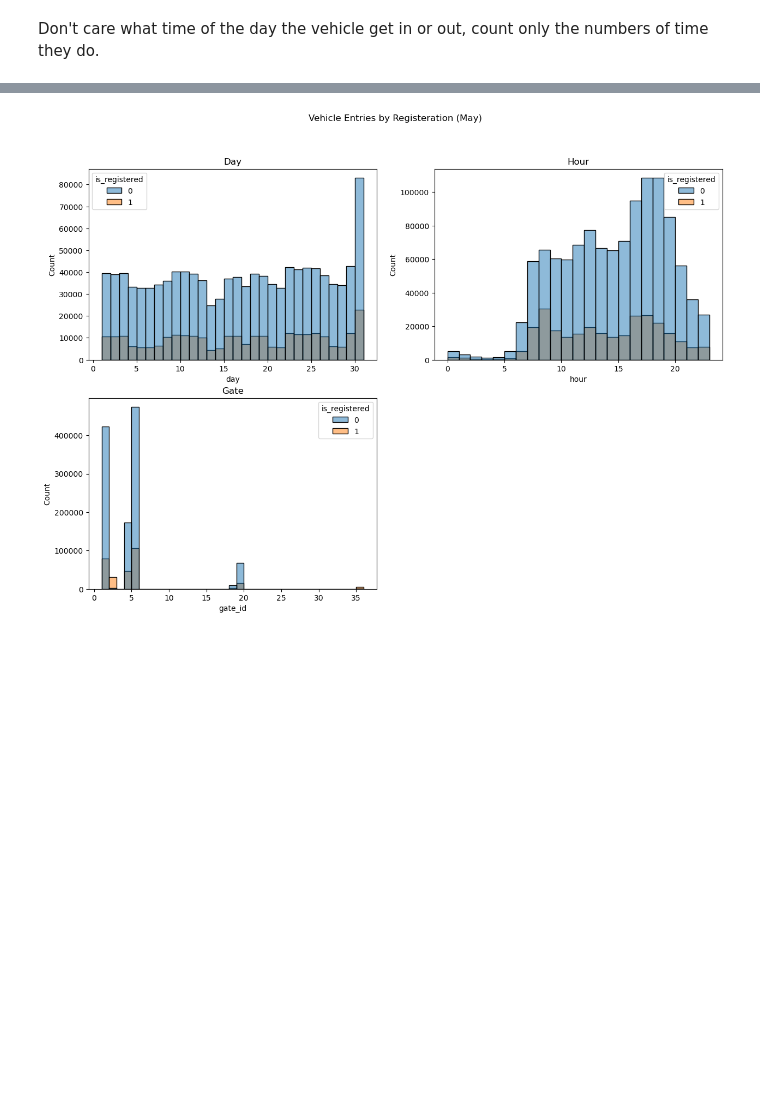
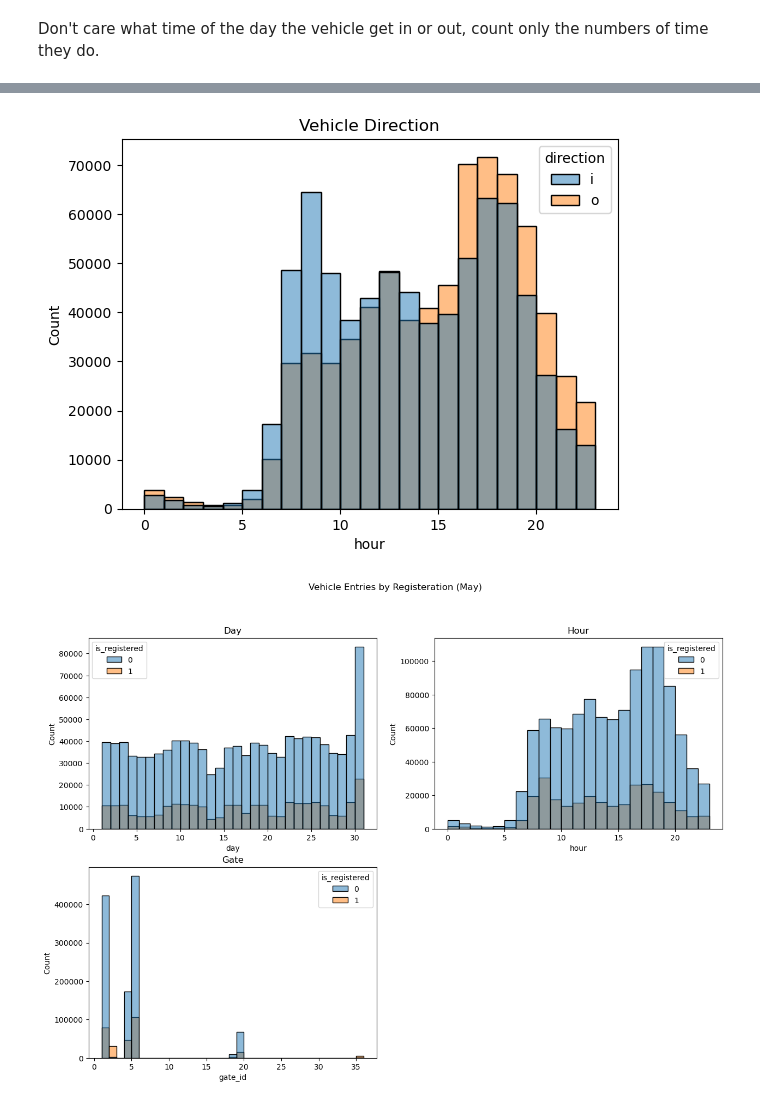
Before and after one commit to TanatPi/CMU_DS_Programing_term_project, a Jupyter notebook: cmu-vehicle-project-clustering.ipynb, the cells around one changed output, grey strips where cells are left out. Saved outputs shown, nothing was run; the diff lists cells and outputs as text; code cells hidden in the pictures; blank space fills up the shorter version.

```diff
--- a/cmu-vehicle-project-clustering.ipynb
+++ b/cmu-vehicle-project-clustering.ipynb
@@ -109,3 +109,9 @@ df2.head()
+# %%
+sns.histplot(data = df2, x = 'hour', binwidth=1, hue = 'direction')
+plt.title('Vehicle Direction')
+plt.show()
+# %% [output]
+[figure, added]
 # %%
 fig, axes = plt.subplots(2, 2,figsize=(15,10))
 axes = axes.flatten()
```
Also changed, not shown: parts of 4 cells of this notebook.
